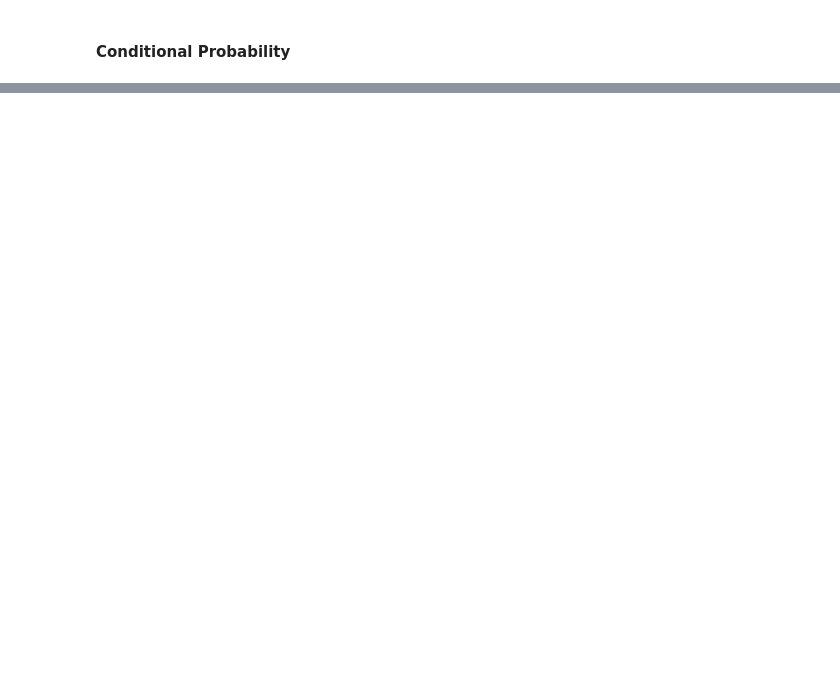
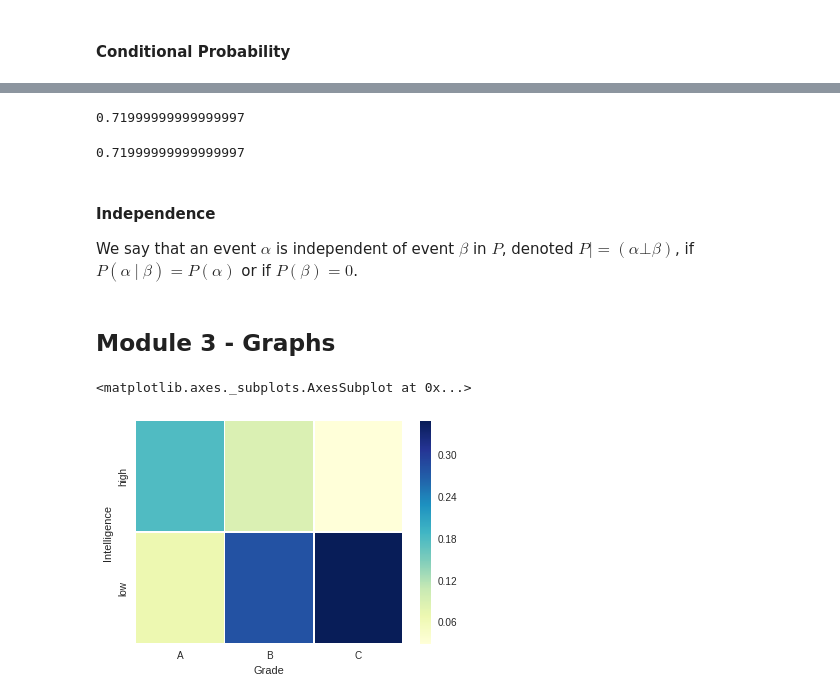
Before and after one commit to IFCE-Ciencia-da-Computacao-2011-2/UDM.316-Reconhecimento-de-Padroes, a Jupyter notebook: Probability.ipynb, the cells around one changed output, grey strips where cells are left out. Cells and saved outputs as stored; diff of their text form; code cells hidden in the pictures; blank space fills up the shorter version.

```diff
--- a/Probability.ipynb
+++ b/Probability.ipynb
@@ -215,0 +306,15 @@ P(Intelligence | Grade)
+# %%
+#P((Intelligence=='high') | (Grade=='A'))  # Doesn't works yet
+P(Intelligence | Grade).series['high', 'A']
+# %% [output]
+0.71999999999999997
+# %%
+P2 = P(Intelligence | Grade)
+P2(Intelligence=='high', Grade=='A')
+# %% [output]
+0.71999999999999997
+# %% [markdown]
+#### Independence
+
+We say that an event $α$ is independent of event $β$ in $P$, denoted $P |= (α ⊥ β)$, if $P(α\ |\ β) =
+P(α)$ or if $P(β) = 0$.
@@ -216 +323,8 @@ P(Intelligence | Grade)
+# %% [markdown]
+## Module 3 - Graphs
+# %%
+P.plot()
+# %% [output]
+<matplotlib.axes._subplots.AxesSubplot at 0x...>
+[figure, added]
 # %%
```
Also changed, not shown: parts of 42 cells of this notebook.
